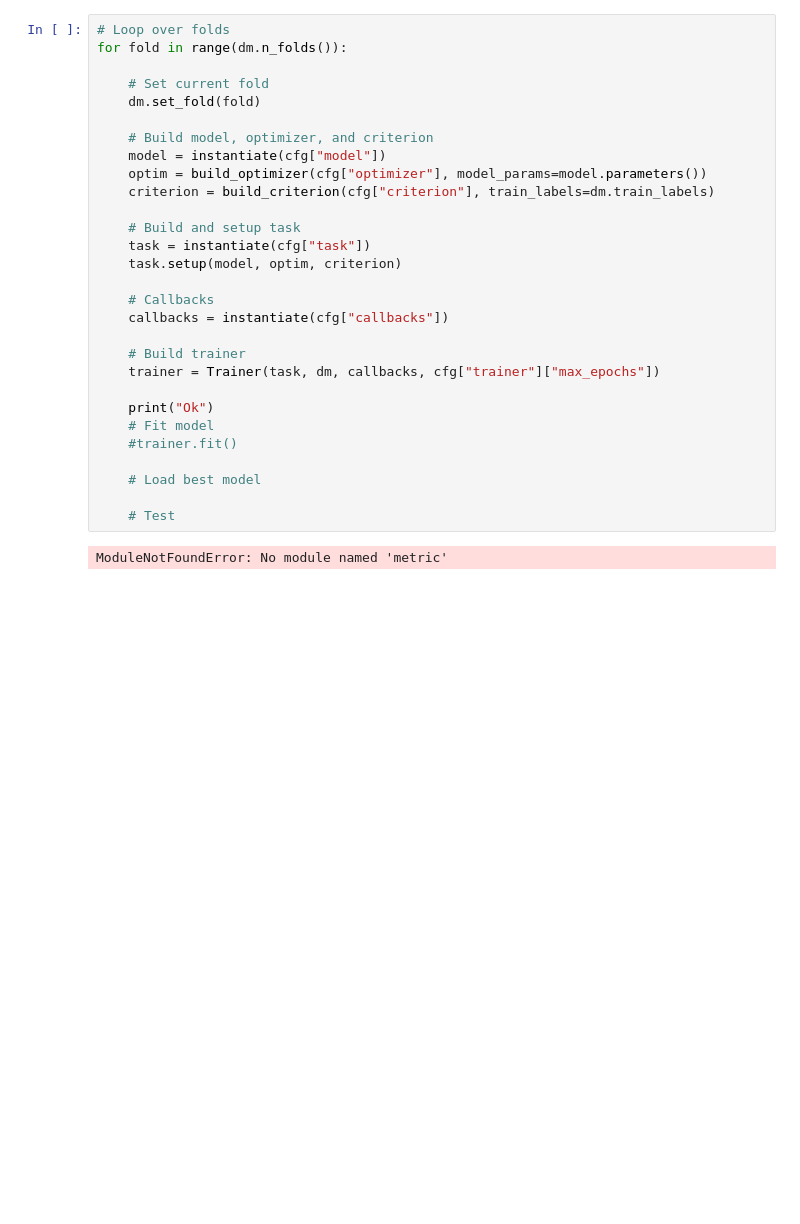
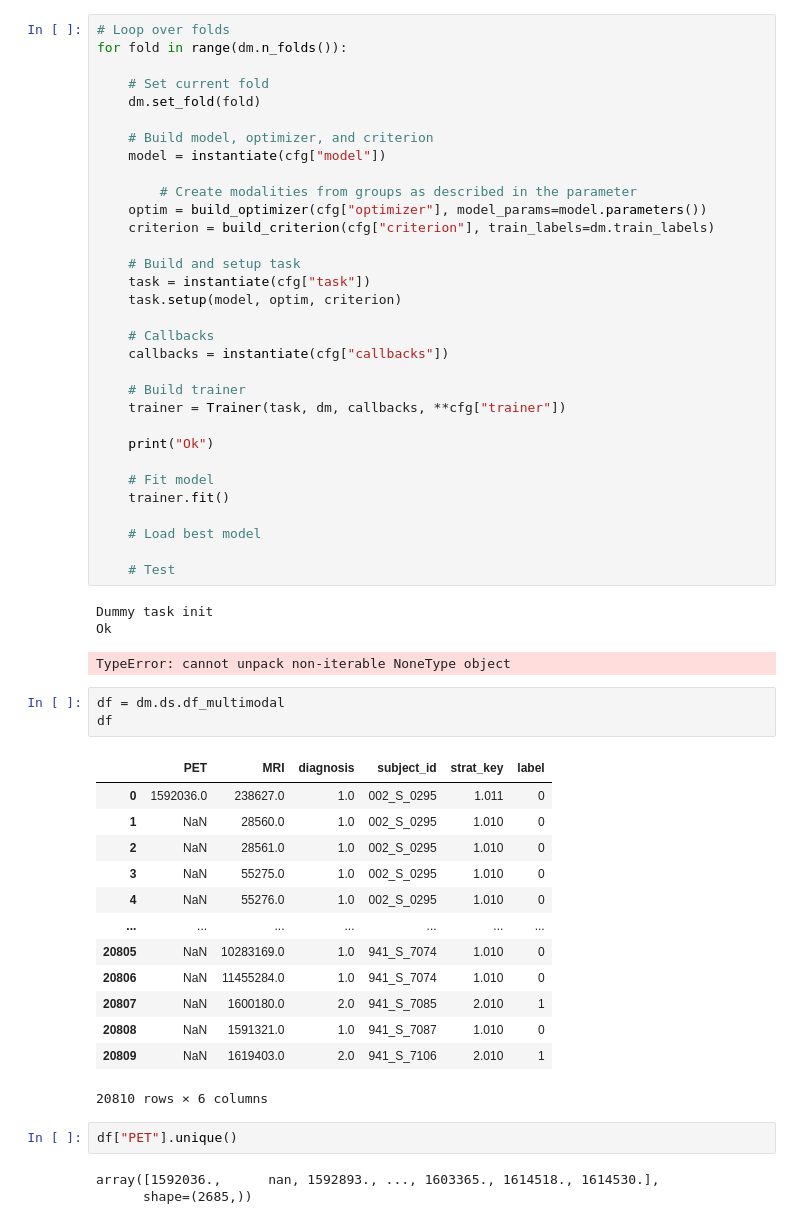
Before and after one commit to abhatfnal/adni-mri-classification, a Jupyter notebook: test.ipynb, the cells around one changed output. Saved outputs shown, nothing was run; the diff lists cells and outputs as text; blank space fills up the shorter version.

Commit message:
implemented dataset handling multiple modalities

```diff
--- a/test.ipynb
+++ b/test.ipynb
@@ -40,6 +35,8 @@ for fold in range(dm.n_folds()):
 
     # Build model, optimizer, and criterion
     model = instantiate(cfg["model"])
+
+        # Create modalities from groups as described in the parameter
     optim = build_optimizer(cfg["optimizer"], model_params=model.parameters())
     criterion = build_criterion(cfg["criterion"], train_labels=dm.train_labels)
 
@@ -51,14 +48,39 @@ for fold in range(dm.n_folds()):
     callbacks = instantiate(cfg["callbacks"])
 
     # Build trainer
-    trainer = Trainer(task, dm, callbacks, cfg["trainer"]["max_epochs"])
+    trainer = Trainer(task, dm, callbacks, **cfg["trainer"])
 
     print("Ok")
+
     # Fit model
-    #trainer.fit()
+    trainer.fit()
 
     # Load best model
 
     # Test
 # %% [output]
-ModuleNotFoundError: No module named 'metric'
+Dummy task init
+Ok
+TypeError: cannot unpack non-iterable NoneType object
+# %%
+df = dm.ds.df_multimodal
+df
+# %% [output]
+|  | PET | MRI | diagnosis | subject_id | strat_key | label |
+| 0 | 1592036.0 | 238627.0 | 1.0 | 002_S_0295 | 1.011 | 0 |
+| 1 | NaN | 28560.0 | 1.0 | 002_S_0295 | 1.010 | 0 |
+| 2 | NaN | 28561.0 | 1.0 | 002_S_0295 | 1.010 | 0 |
+| 3 | NaN | 55275.0 | 1.0 | 002_S_0295 | 1.010 | 0 |
+| 4 | NaN | 55276.0 | 1.0 | 002_S_0295 | 1.010 | 0 |
+| ... | ... | ... | ... | ... | ... | ... |
+| 20805 | NaN | 10283169.0 | 1.0 | 941_S_7074 | 1.010 | 0 |
+| 20806 | NaN | 11455284.0 | 1.0 | 941_S_7074 | 1.010 | 0 |
+| 20807 | NaN | 1600180.0 | 2.0 | 941_S_7085 | 2.010 | 1 |
+| 20808 | NaN | 1591321.0 | 1.0 | 941_S_7087 | 1.010 | 0 |
+| 20809 | NaN | 1619403.0 | 2.0 | 941_S_7106 | 2.010 | 1 |
+20810 rows × 6 columns
+# %%
+df["PET"].unique()
+# %% [output]
+array([1592036.,      nan, 1592893., ..., 1603365., 1614518., 1614530.],
+      shape=(2685,))
```
Also changed, not shown: parts of 7 cells of this notebook, 46 other files.
